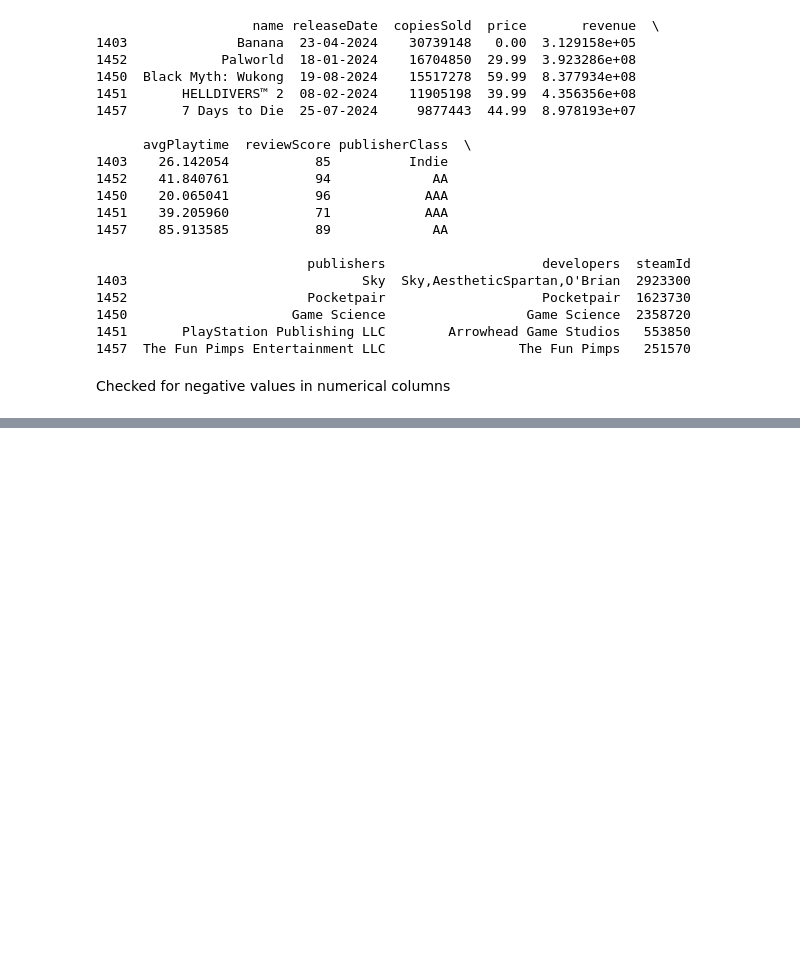
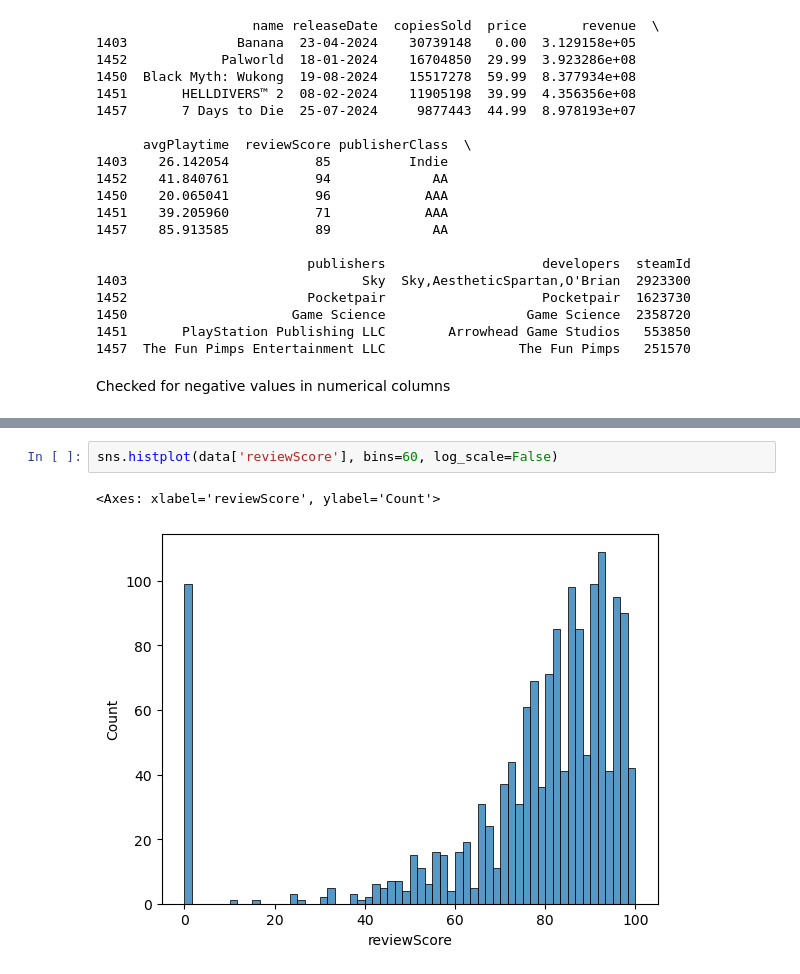
Before and after one commit to dangosailing/EDA_Excercise, a Jupyter notebook: steam.ipynb, the cells around one changed output, grey strips where cells are left out. Saved outputs shown, nothing was run; the diff lists cells and outputs as text; blank space fills up the shorter version.

```diff
--- a/steam.ipynb
+++ b/steam.ipynb
@@ -144,0 +159,5 @@ plt.show()
+# %%
+sns.histplot(data['reviewScore'], bins=60, log_scale=False)
+# %% [output]
+<Axes: xlabel='reviewScore', ylabel='Count'>
+[figure, added]
```
Also changed, not shown: parts of 9 cells of this notebook.
